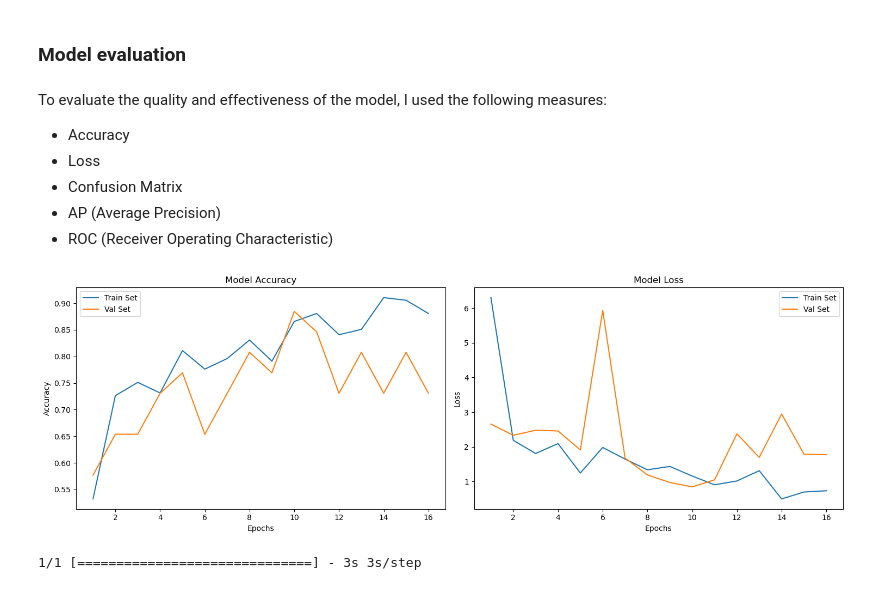
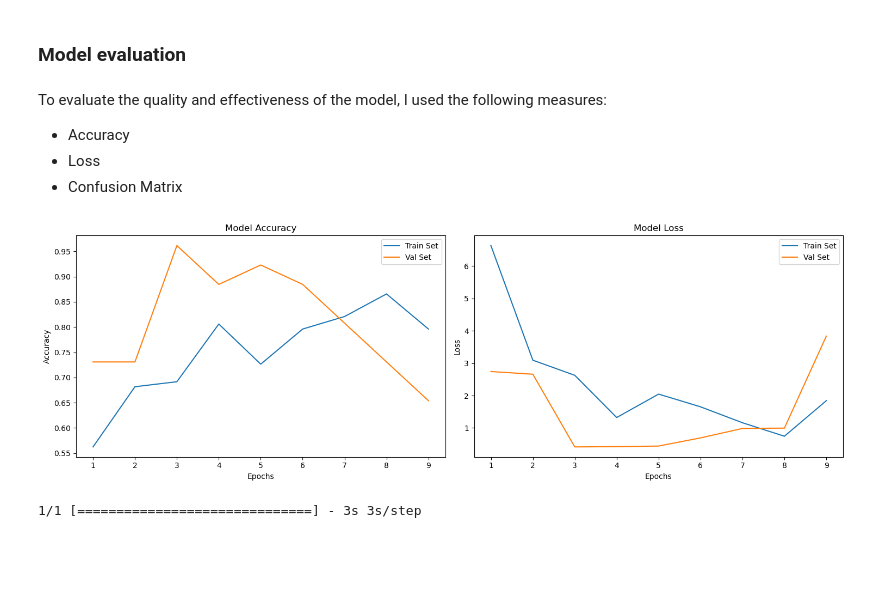
Before and after one commit to s20488/COV-brain-tumor-detection, a Jupyter notebook: COV-brain-tumor-detection.ipynb, the cells around one changed output. Drawn from its saved outputs; the diff is of its cells as text; code cells hidden in the pictures; blank space fills up the shorter version.

```diff
--- a/COV-brain-tumor-detection.ipynb
+++ b/COV-brain-tumor-detection.ipynb
@@ -135,3 +144,3 @@ clean_directory(TEST_DIR)
 # %%
-model = create_model()
+model_vgg16 = create_model_vgg16()
 # %%
@@ -162,5 +166,5 @@ Found 26 images belonging to 2 classes.
 # %%
-history = model.fit(
+history = model_vgg16.fit(
     train_generator,
     steps_per_epoch=7,
     epochs=30,
@@ -169,9 +173,9 @@ history = model.fit(
     callbacks=[EarlyStopping(monitor="val_accuracy", mode="max", patience=6)],
 )
 
-model.save('COV_brain_tumor_detection/cnn-vgg16.h5')
+model_vgg16.save('COV_brain_tumor_detection/cnn-vgg16.h5')
 
-with open("COV_brain_tumor_detection/model_history.pkl", "wb") as file_pi:
+with open("COV_brain_tumor_detection/model_vgg16_history.pkl", "wb") as file_pi:
     pickle.dump(history.history, file_pi)
 # %% [output]
 Epoch 1/30
@@ -198,13 +203,11 @@ To evaluate the quality and effectiveness of the model, I used the following mea
 - Accuracy
 - Loss
 - Confusion Matrix
-- AP (Average Precision)
-- ROC (Receiver Operating Characteristic)
 # %%
-with open("COV_brain_tumor_detection/model_history.pkl", "rb") as file_pi:
+with open("COV_brain_tumor_detection/histories/model_vgg16_history.pkl", "rb") as file_pi:
     loaded_history = pickle.load(file_pi)
 
 plot_model_performance(loaded_history)
 # %% [output]
-[figure, old version]
+[figure, new version]
 # %%
```
Also changed, not shown: parts of 46 cells of this notebook, 16 other files.
